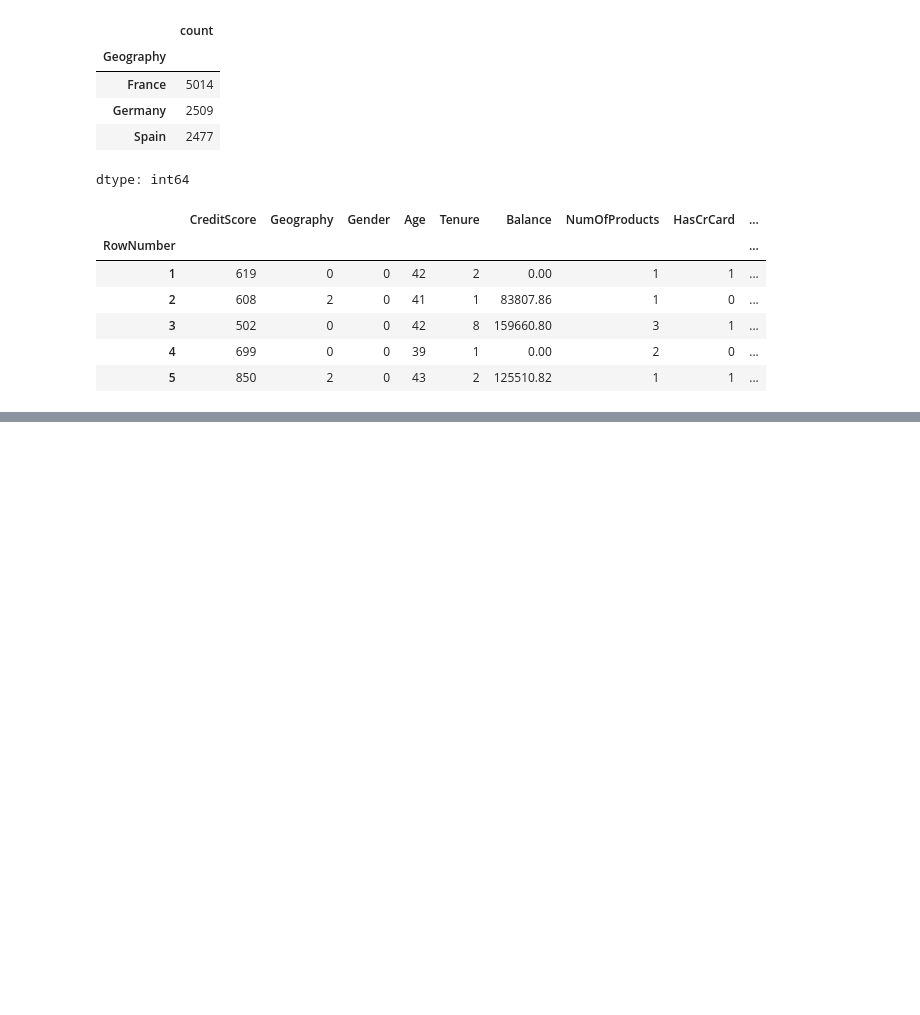
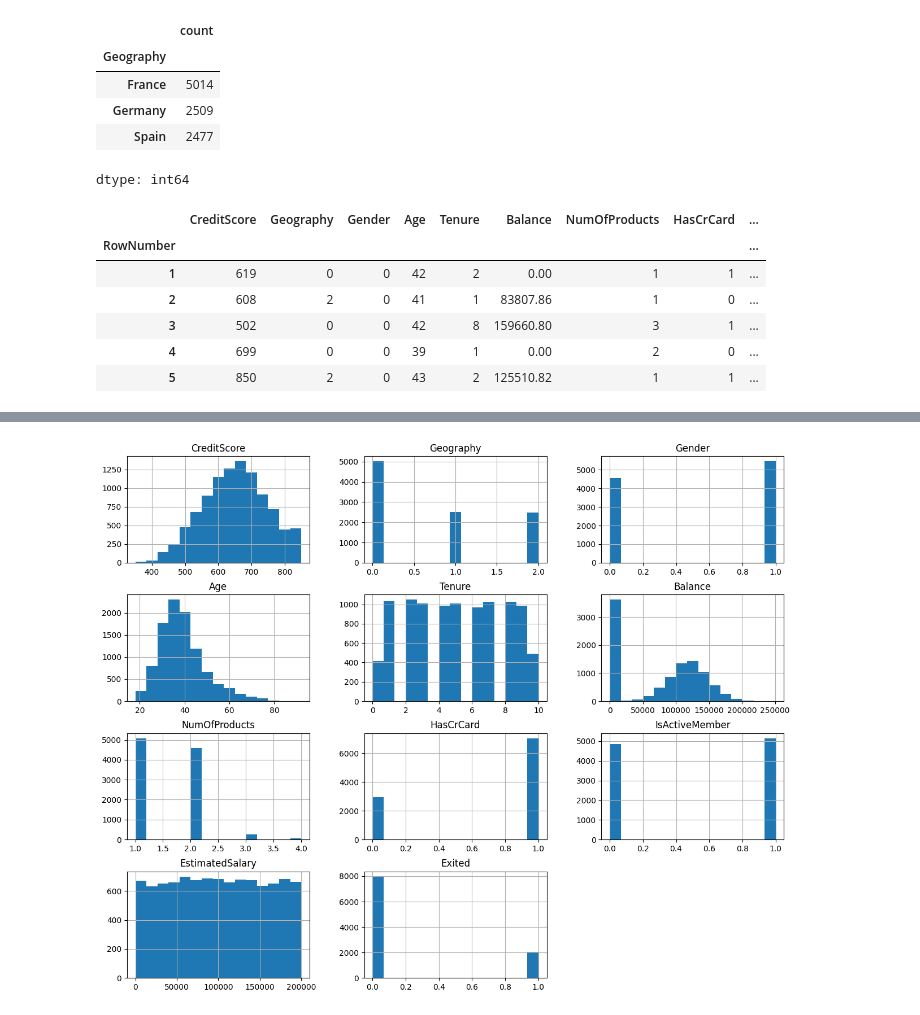
Before and after one commit to Saifullah785/deep-learning-projects, a Jupyter notebook: Project_05_Customer_Churn_classification_with_ANN/Project_05_Customer_Churn_classification_with_ANN.ipynb, the cells around one changed output, grey strips where cells are left out. Drawn from its saved outputs; the diff is of its cells as text; code cells hidden in the pictures; blank space fills up the shorter version.

```diff
--- a/Project_05_Customer_Churn_classification_with_ANN/Project_05_Customer_Churn_classification_with_ANN.ipynb
+++ b/Project_05_Customer_Churn_classification_with_ANN/Project_05_Customer_Churn_classification_with_ANN.ipynb
@@ -136,0 +147,6 @@ churn_data_encoded.head()
+# %%
+churn_data_encoded.hist(figsize=(15,12), bins=15)
+plt.title('Features Distributions')
+plt.show()
+# %% [output]
+[figure, added]
```
Also changed, not shown: parts of 3 cells of this notebook.
